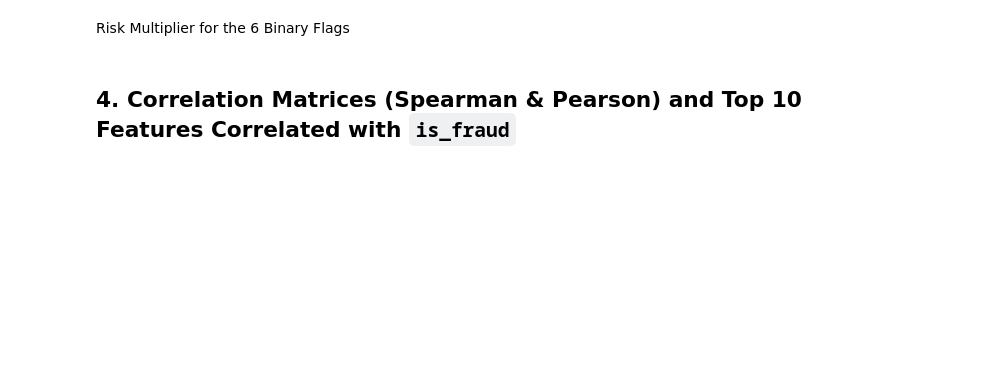
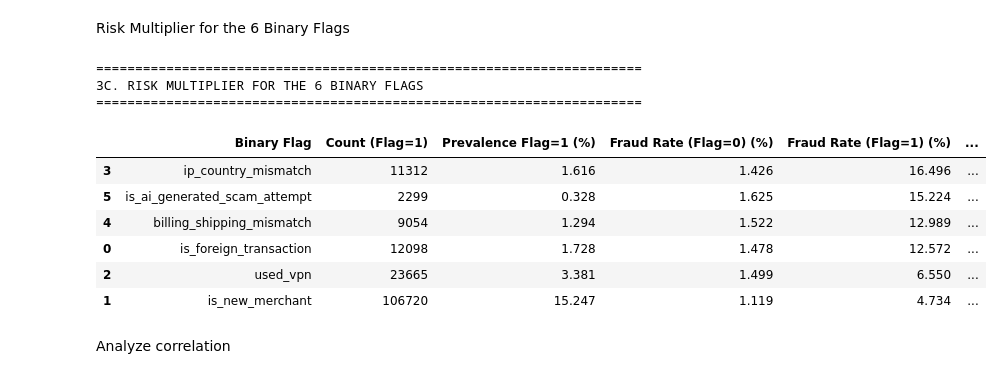
Before and after one commit to VuHaiLinh-24021547/Credit-Card-Fraud-Prediction, a Jupyter notebook: credit_card_fraud.ipynb, the cells around one changed output. Cells and saved outputs as stored; diff of their text form; code cells hidden in the pictures; blank space fills up the shorter version.

```diff
--- a/credit_card_fraud.ipynb
+++ b/credit_card_fraud.ipynb
@@ -323,2 +248,50 @@ plt.show()
+# %%
+print('=' * 70)
+print('3C. RISK MULTIPLIER FOR THE 6 BINARY FLAGS')
+print('=' * 70)
+
+binary_flags = [
+    'is_foreign_transaction',
+    'is_new_merchant',
+    'used_vpn',
+    'ip_country_mismatch',
+    'billing_shipping_mismatch',
+    'is_ai_generated_scam_attempt'
+]
+
+overall_fraud_rate = df['is_fraud'].mean()
+risk_records = []
+
+for flag in binary_flags:
+    rate_when_1 = df.loc[df[flag] == 1, 'is_fraud'].mean()
+    rate_when_0 = df.loc[df[flag] == 0, 'is_fraud'].mean()
+    count_when_1 = (df[flag] == 1).sum()
+
+    risk_multiplier = rate_when_1 / rate_when_0 if rate_when_0 > 0 else np.nan
+    baseline_lift = rate_when_1 / overall_fraud_rate if overall_fraud_rate > 0 else np.nan
+
+    risk_records.append({
+        'Binary Flag': flag,
+        'Count (Flag=1)': count_when_1,
+        'Prevalence Flag=1 (%)': (count_when_1 / len(df)) * 100,
+        'Fraud Rate (Flag=0) (%)': rate_when_0 * 100,
+        'Fraud Rate (Flag=1) (%)': rate_when_1 * 100,
+        'Risk Multiplier (Flag=1 / Flag=0)': risk_multiplier,
+        'Lift vs Overall Avg': baseline_lift
+    })
+
+risk_df = pd.DataFrame(risk_records).sort_values(by='Risk Multiplier (Flag=1 / Flag=0)', ascending=False).round(3)
+display(risk_df)
+# %% [output]
+======================================================================
+3C. RISK MULTIPLIER FOR THE 6 BINARY FLAGS
+======================================================================
+|  | Binary Flag | Count (Flag=1) | Prevalence Flag=1 (%) | Fraud Rate (Flag=0) (%) | Fraud Rate (Flag=1) (%) | ... |
+| 3 | ip_country_mismatch | 11312 | 1.616 | 1.426 | 16.496 | ... |
+| 5 | is_ai_generated_scam_attempt | 2299 | 0.328 | 1.625 | 15.224 | ... |
+| 4 | billing_shipping_mismatch | 9054 | 1.294 | 1.522 | 12.989 | ... |
+| 0 | is_foreign_transaction | 12098 | 1.728 | 1.478 | 12.572 | ... |
+| 2 | used_vpn | 23665 | 3.381 | 1.499 | 6.550 | ... |
+| 1 | is_new_merchant | 106720 | 15.247 | 1.119 | 4.734 | ... |
 # %% [markdown]
-## 4. Correlation Matrices (Spearman & Pearson) and Top 10 Features Correlated with `is_fraud`
+Analyze correlation
```
Also changed, not shown: parts of 16 cells of this notebook.
